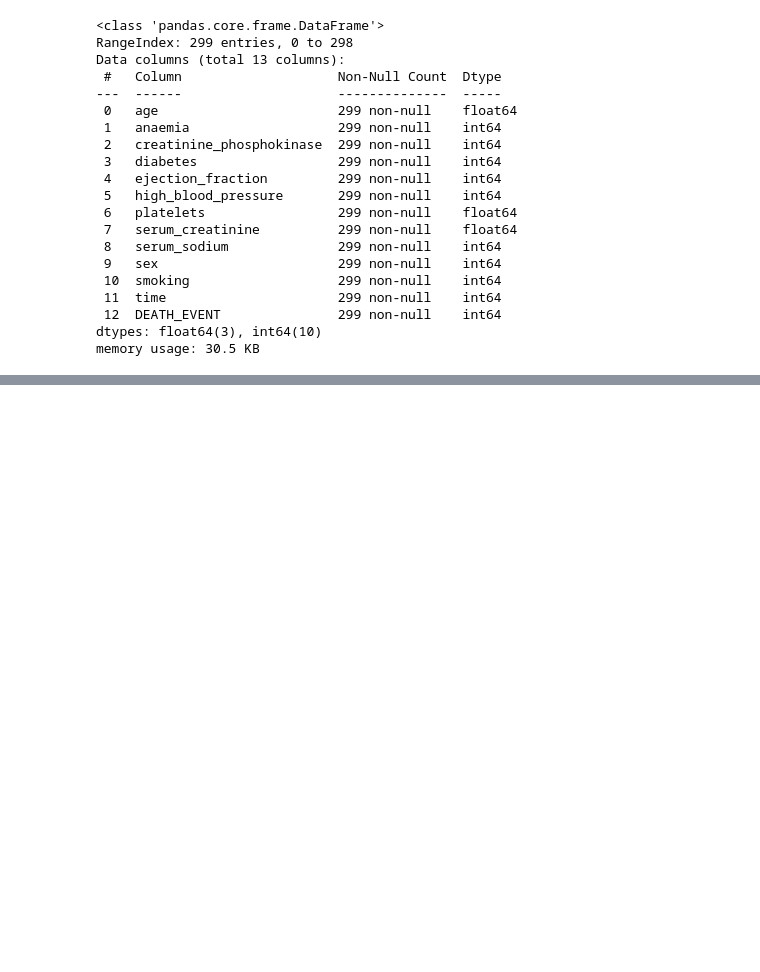
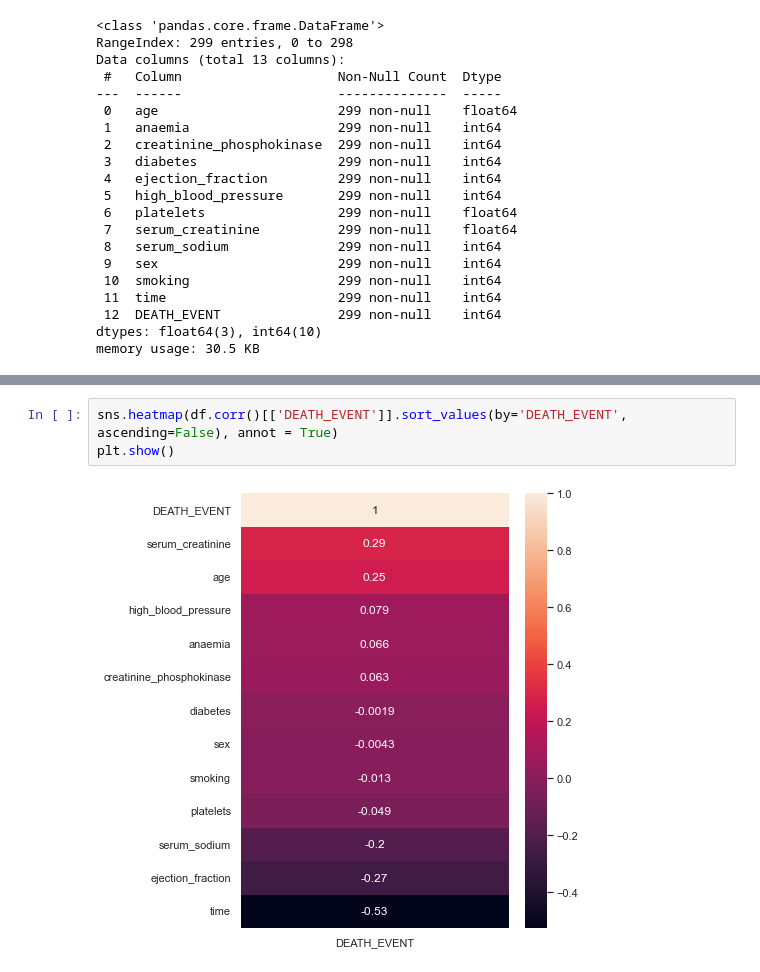
Before and after one commit to infoshareacademy/jdszr6-World-data-analysis, a Jupyter notebook: Projekt_ML/Projekt_ML.ipynb, the cells around one changed output, grey strips where cells are left out. Drawn from its saved outputs; the diff is of its cells as text; blank space fills up the shorter version.

```diff
--- a/Projekt_ML/Projekt_ML.ipynb
+++ b/Projekt_ML/Projekt_ML.ipynb
@@ -36,0 +86,5 @@ df.head()
+# %%
+sns.heatmap(df.corr()[['DEATH_EVENT']].sort_values(by='DEATH_EVENT', ascending=False), annot = True)
+plt.show()
+# %% [output]
+[figure, added]
```
Also changed, not shown: parts of 45 cells of this notebook.
